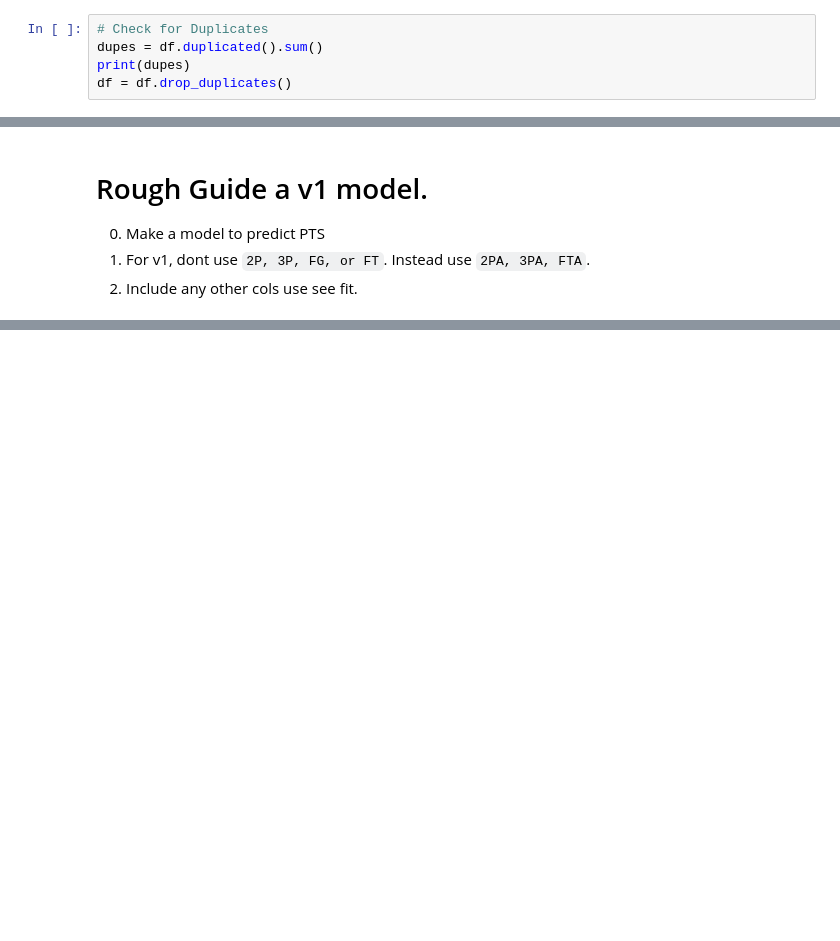
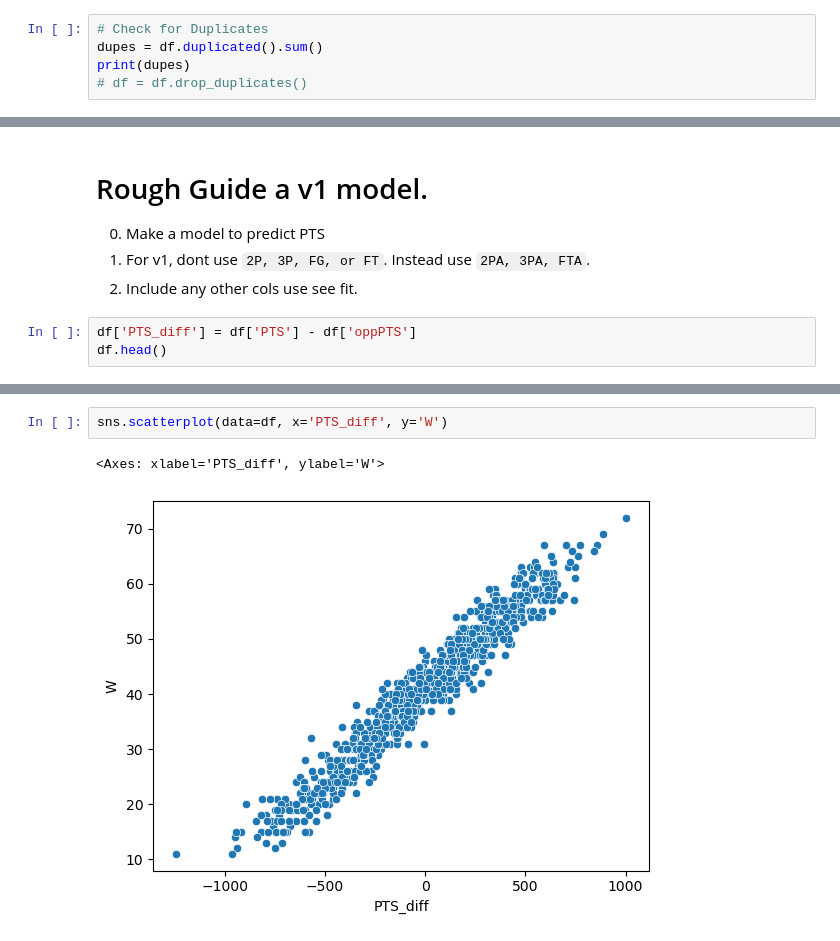
Before and after one commit to c0mpSc1Art1st/my-fork-2023-fall-data-science-fridays, a Jupyter notebook: Week-06-Regression/Exercise-ZA.ipynb, the cells around one changed output, grey strips where cells are left out. Drawn from its saved outputs; the diff is of its cells as text; blank space fills up the shorter version.

```diff
--- a/Week-06-Regression/Exercise-ZA.ipynb
+++ b/Week-06-Regression/Exercise-ZA.ipynb
@@ -129,7 +129,7 @@ dtype: int64
 # Check for Duplicates
 dupes = df.duplicated().sum()
 print(dupes)
-df = df.drop_duplicates()
+# df = df.drop_duplicates()
 # %% [output]
 0
 # %% [markdown]
@@ -170,3 +170,6 @@ If that doesn't work, DM me and I will send you the lectures explaining how to d
 0. Make a model to predict PTS
 0. For v1, dont use `2P, 3P, FG, or FT`.  Instead use `2PA, 3PA, FTA`.
 0. Include any other cols use see fit.
+# %%
+df['PTS_diff'] = df['PTS'] - df['oppPTS']
+df.head()
@@ -172,0 +184,5 @@ If that doesn't work, DM me and I will send you the lectures explaining how to d
+# %%
+sns.scatterplot(data=df, x='PTS_diff', y='W')
+# %% [output]
+<Axes: xlabel='PTS_diff', ylabel='W'>
+[figure, added]
```
Also changed, not shown: parts of 2 cells of this notebook.
